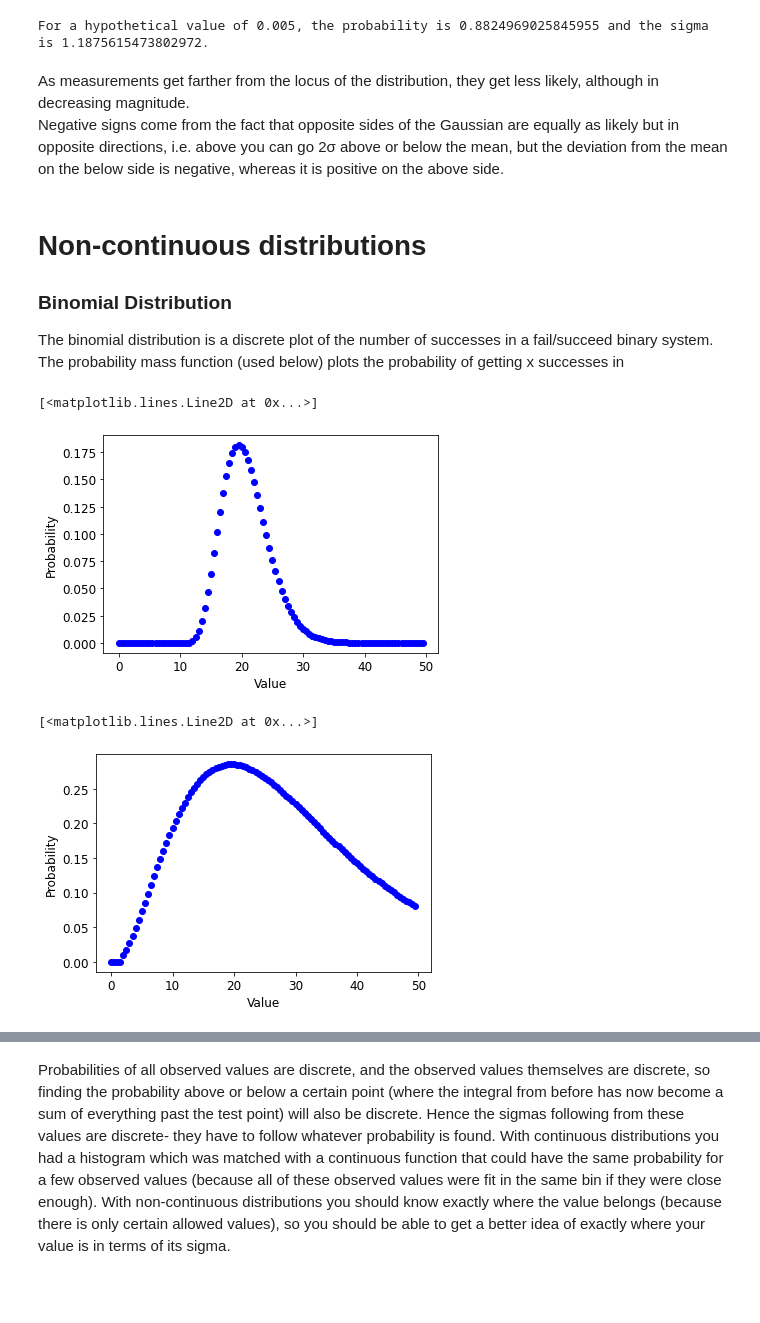
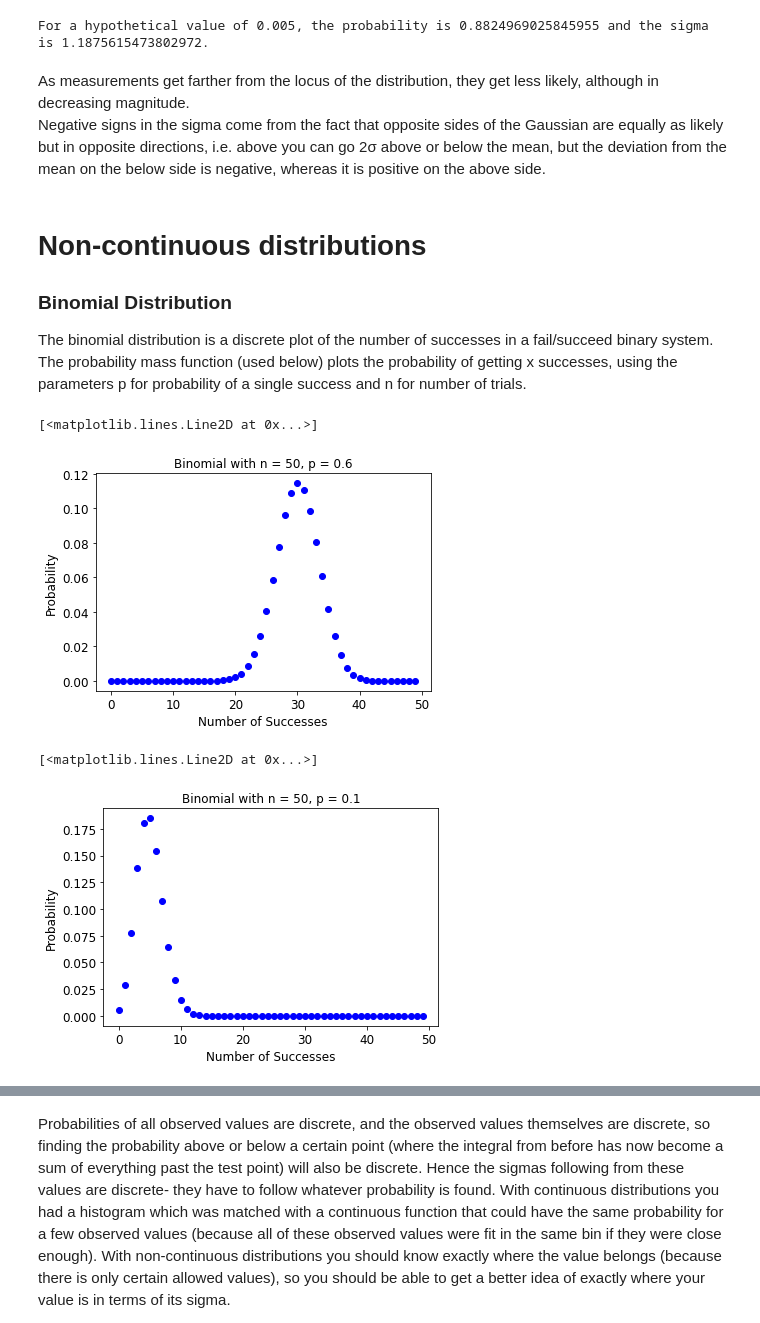
Before and after one commit to jarods00/PHYS434, a Jupyter notebook: Lab 1.ipynb, the cells around one changed output, grey strips where cells are left out. Saved outputs shown, nothing was run; the diff lists cells and outputs as text; code cells hidden in the pictures; blank space fills up the shorter version.

```diff
--- a/Lab 1.ipynb
+++ b/Lab 1.ipynb
@@ -117,47 +117,44 @@ print('For a hypothetical value of ' + str(hyp_val) + ', the probability is ' +
 For a hypothetical value of 0.005, the probability is 0.8824969025845955 and the sigma is 1.1875615473802972.
 # %% [markdown]
 As measurements get farther from the locus of the distribution, they get less likely, although in decreasing magnitude.<br>
-Negative signs come from the fact that opposite sides of the Gaussian are equally as likely but in opposite directions, i.e. above you can go 2σ above or below the mean, but the deviation from the mean on the below side is negative, whereas it is positive on the above side.
+Negative signs in the sigma come from the fact that opposite sides of the Gaussian are equally as likely but in opposite directions, i.e. above you can go 2σ above or below the mean, but the deviation from the mean on the below side is negative, whereas it is positive on the above side.
 # %% [markdown]
 # Non-continuous distributions
 ### Binomial Distribution
 
-The binomial distribution is a discrete plot of the number of successes in a fail/succeed binary system. The probability mass function (used below) plots the probability of getting x successes in
+The binomial distribution is a discrete plot of the number of successes in a fail/succeed binary system. The probability mass function (used below) plots the probability of getting x successes, using the parameters p for probability of a single success and n for number of trials.
 # %%
-k = 2
+n = 50
 p = .6
 
 fig, ax = plt.subplots(1, 1)
-x = np.arange(0,50, 0.5)
-y = stats.binom.pmf(k, x, p, loc = -10)
+x = np.arange(0, 50, 1)
+y = stats.binom.pmf(x, n, p, loc = 0)
 
 plt.tick_params(labelsize = 12)
 ax.set_ylabel('Probability', fontsize = 12)
-ax.set_xlabel('Value', fontsize = 12)
+ax.set_xlabel('Number of Successes', fontsize = 12)
+ax.set_title("Binomial with n = " + str(n) + ", p = " + str(p))
 
-ax.plot(x,y, 'bo')
-
-# Peak near "center", leans towards the right side (faster fall off on left).
+ax.plot(x, y, 'bo')
 # %% [output]
 [<matplotlib.lines.Line2D at 0x...>]
-[figure, old version]
+[figure, new version]
 # %%
-k = 2
+n = 50
 p = .1
 
 fig, ax = plt.subplots(1, 1)
-x = np.arange(0, 50, 0.5)
-y = stats.binom.pmf(k, x, p, loc = 0)
+x = np.arange(0, 50, 1)
+y = stats.binom.pmf(x, n, p, loc = 0)
 
 plt.tick_params(labelsize = 12)
 ax.set_ylabel('Probability', fontsize = 12)
-ax.set_xlabel('Value', fontsize = 12)
+ax.set_xlabel('Number of Successes', fontsize = 12)
+ax.set_title("Binomial with n = " + str(n) + ", p = " + str(p))
 
-ax.plot(x,y, 'bo')
-
-# Much more antisymmetric than the first one, this is due to being more "zoomed in" on the central area. If the domain was increased, then it would start to have more of a peak like the first one.
-# Notice the p value is different (along with loc)- lower p means more spread.
+ax.plot(x, y, 'bo')
 # %% [output]
 [<matplotlib.lines.Line2D at 0x...>]
-[figure, old version]
+[figure, new version]
 # %%
```
Also changed, not shown: parts of 6 cells of this notebook.
